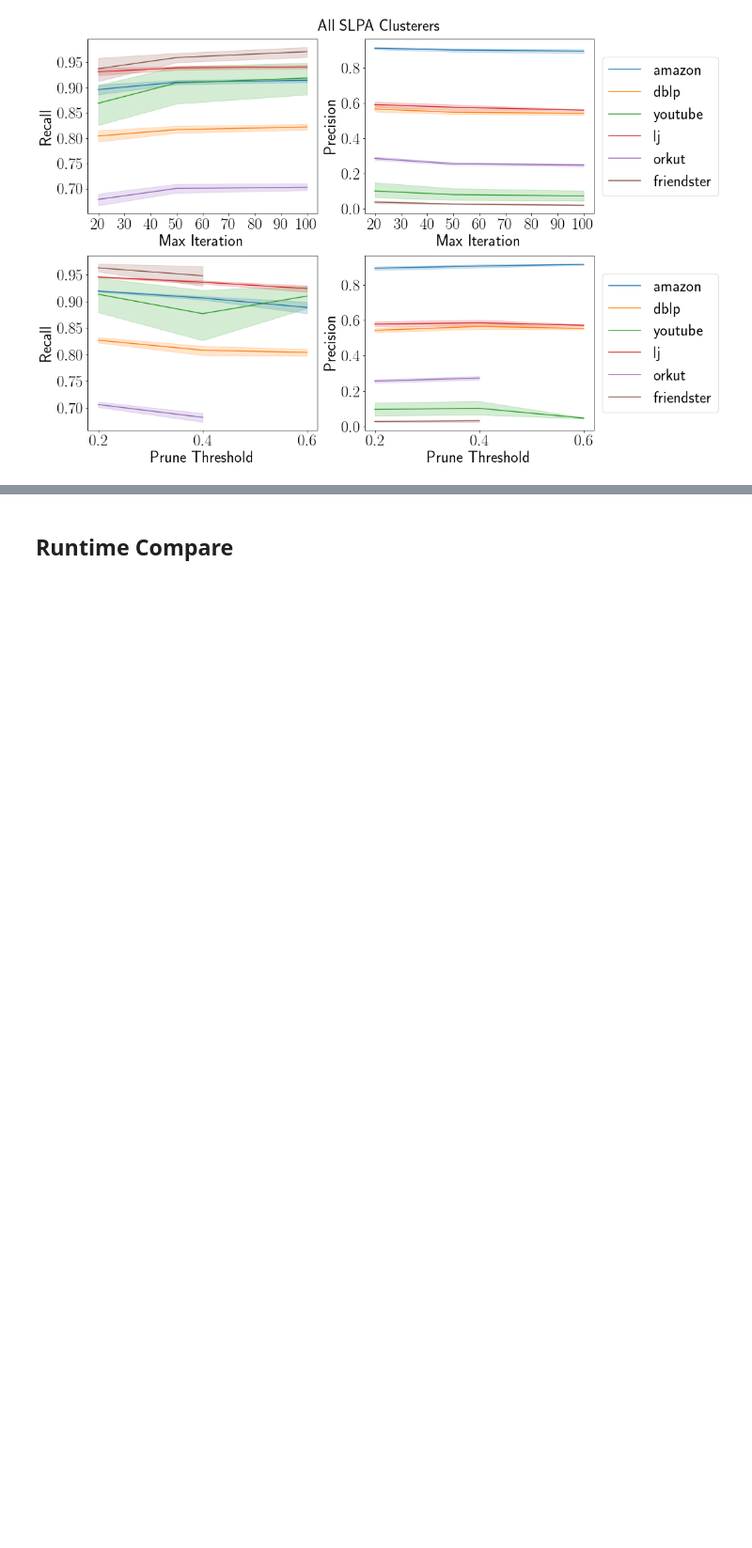
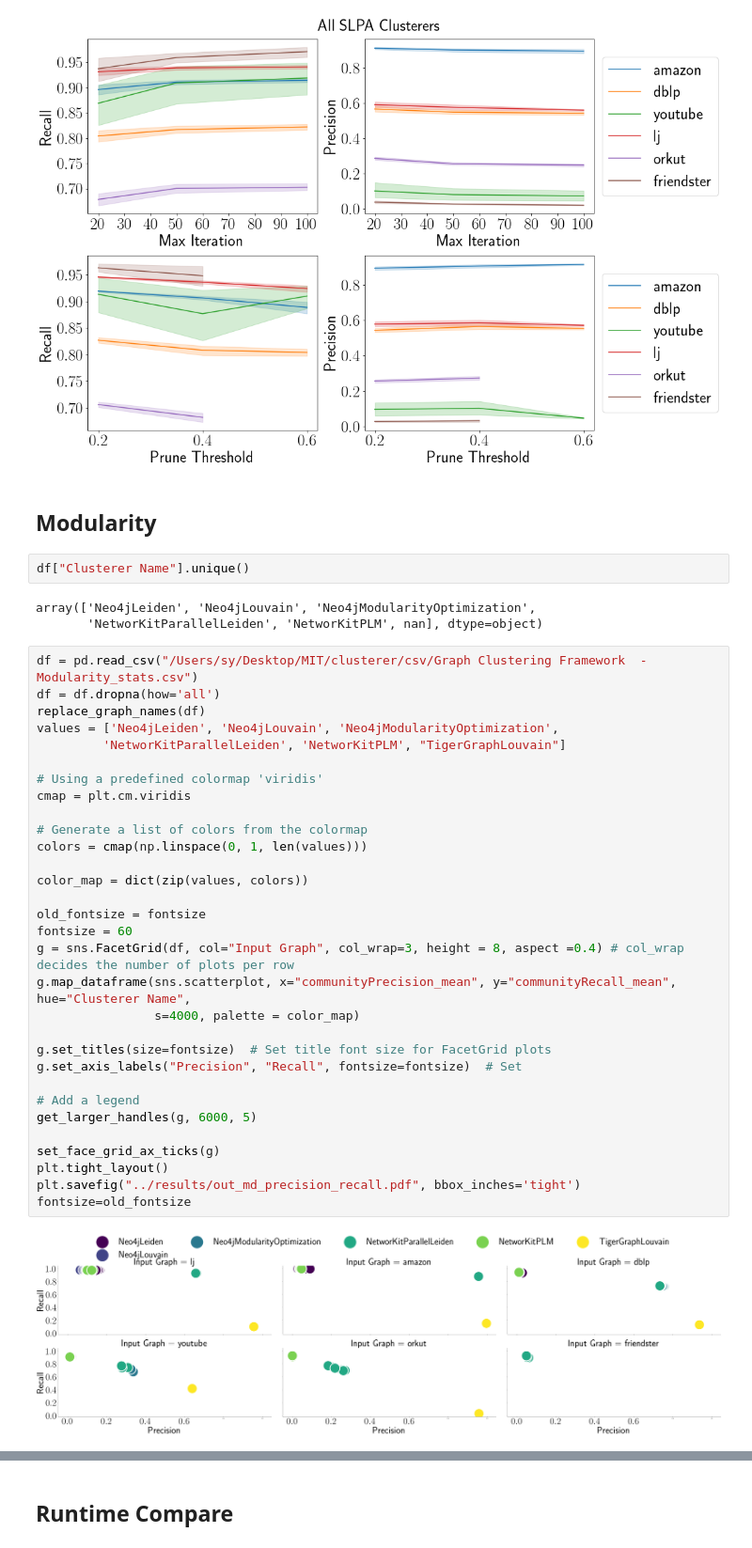
Before and after one commit to ParAlg/ParClusterers, a Jupyter notebook: plotting/plot_running_time.ipynb, the cells around one changed output, grey strips where cells are left out. Shown at 94% size. Drawn from its saved outputs; the diff is of its cells as text; blank space fills up the shorter version.

```diff
--- a/plotting/plot_running_time.ipynb
+++ b/plotting/plot_running_time.ipynb
@@ -461,3 +466,43 @@ plt.tight_layout()
 plt.savefig("../results/out_slpa_parameters.pdf", bbox_inches='tight')
 # %% [output]
 [figure]
+# %% [markdown]
+## Modularity
+# %%
+df["Clusterer Name"].unique()
+# %% [output]
+array(['Neo4jLeiden', 'Neo4jLouvain', 'Neo4jModularityOptimization',
+       'NetworKitParallelLeiden', 'NetworKitPLM', nan], dtype=object)
+# %%
+df = pd.read_csv("/Users/sy/Desktop/MIT/clusterer/csv/Graph Clustering Framework  - Modularity_stats.csv")
+df = df.dropna(how='all')
+replace_graph_names(df)
+values = ['Neo4jLeiden', 'Neo4jLouvain', 'Neo4jModularityOptimization',
+         'NetworKitParallelLeiden', 'NetworKitPLM', "TigerGraphLouvain"]
+
+# Using a predefined colormap 'viridis'
+cmap = plt.cm.viridis
+
+# Generate a list of colors from the colormap
+colors = cmap(np.linspace(0, 1, len(values)))
+
+color_map = dict(zip(values, colors))
+
+old_fontsize = fontsize
+fontsize = 60
+g = sns.FacetGrid(df, col="Input Graph", col_wrap=3, height = 8, aspect =0.4) # col_wrap decides the number of plots per row
+g.map_dataframe(sns.scatterplot, x="communityPrecision_mean", y="communityRecall_mean", hue="Clusterer Name",
+                s=4000, palette = color_map)
+
+g.set_titles(size=fontsize)  # Set title font size for FacetGrid plots
+g.set_axis_labels("Precision", "Recall", fontsize=fontsize)  # Set
+
+# Add a legend
+get_larger_handles(g, 6000, 5)
+
+set_face_grid_ax_ticks(g)
+plt.tight_layout()
+plt.savefig("../results/out_md_precision_recall.pdf", bbox_inches='tight')
+fontsize=old_fontsize
+# %% [output]
+[figure, added]
```
Also changed, not shown: parts of 8 cells of this notebook.
